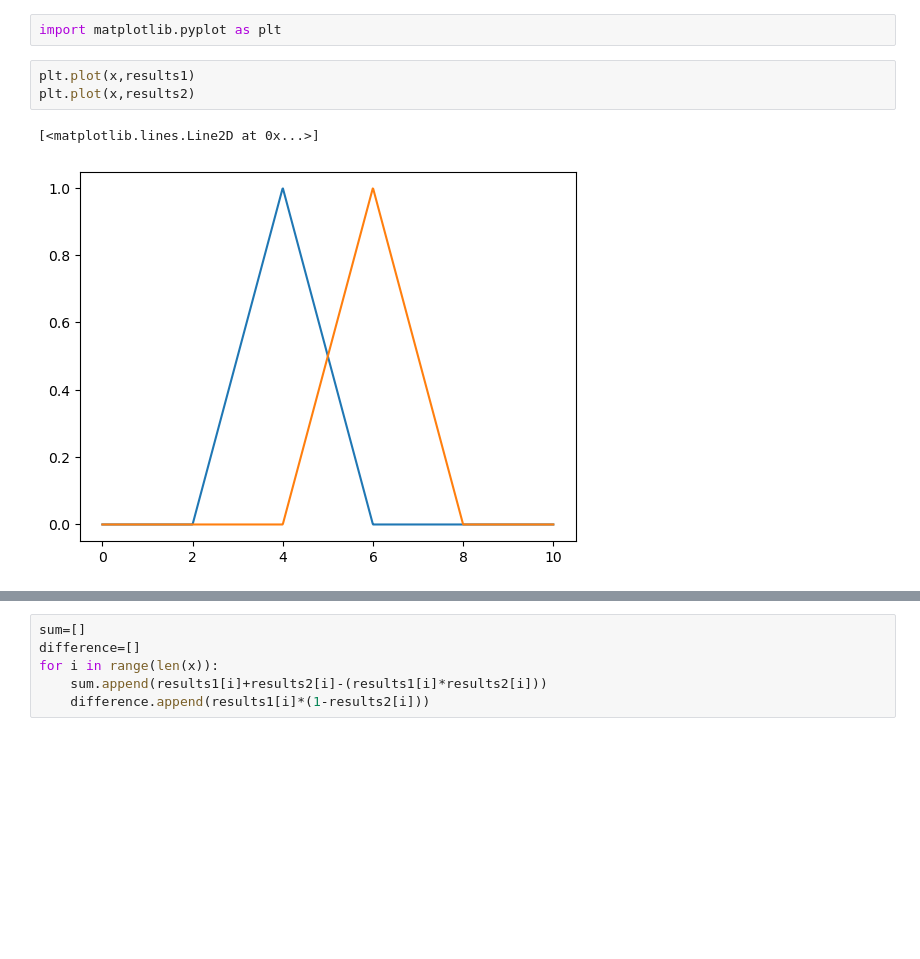
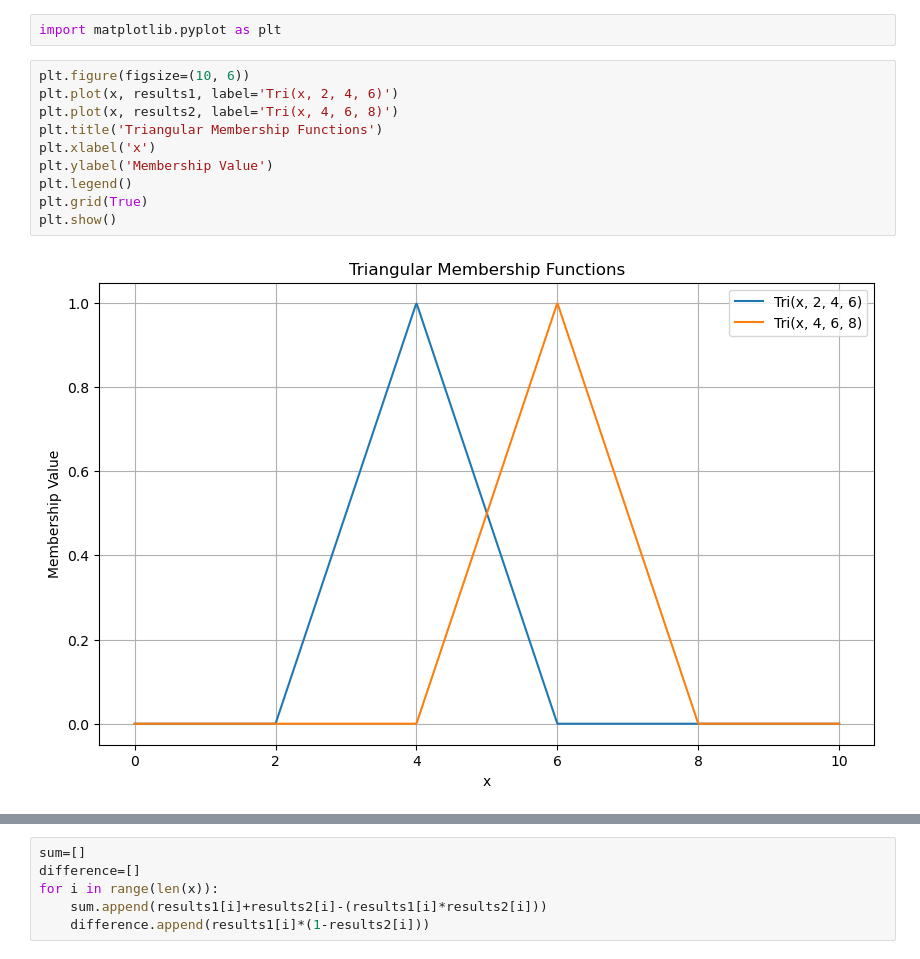
Before and after one commit to AmitavaDatta2004/Soft-Computing, a Jupyter notebook: fuzzy_operatio.ipynb, the cells around one changed output, grey strips where cells are left out. Cells and saved outputs as stored; diff of their text form; blank space fills up the shorter version.

```diff
--- a/fuzzy_operatio.ipynb
+++ b/fuzzy_operatio.ipynb
@@ -30,9 +30,15 @@ for i in range(len(x)):
 # %%
 import matplotlib.pyplot as plt
 # %%
-plt.plot(x,results1)
-plt.plot(x,results2)
+plt.figure(figsize=(10, 6))
+plt.plot(x, results1, label='Tri(x, 2, 4, 6)')
+plt.plot(x, results2, label='Tri(x, 4, 6, 8)')
+plt.title('Triangular Membership Functions')
+plt.xlabel('x')
+plt.ylabel('Membership Value')
+plt.legend()
+plt.grid(True)
+plt.show()
 # %% [output]
-[<matplotlib.lines.Line2D at 0x...>]
-[figure, old version]
+[figure, new version]
 # %%
```
Also changed, not shown: parts of 6 cells of this notebook.
